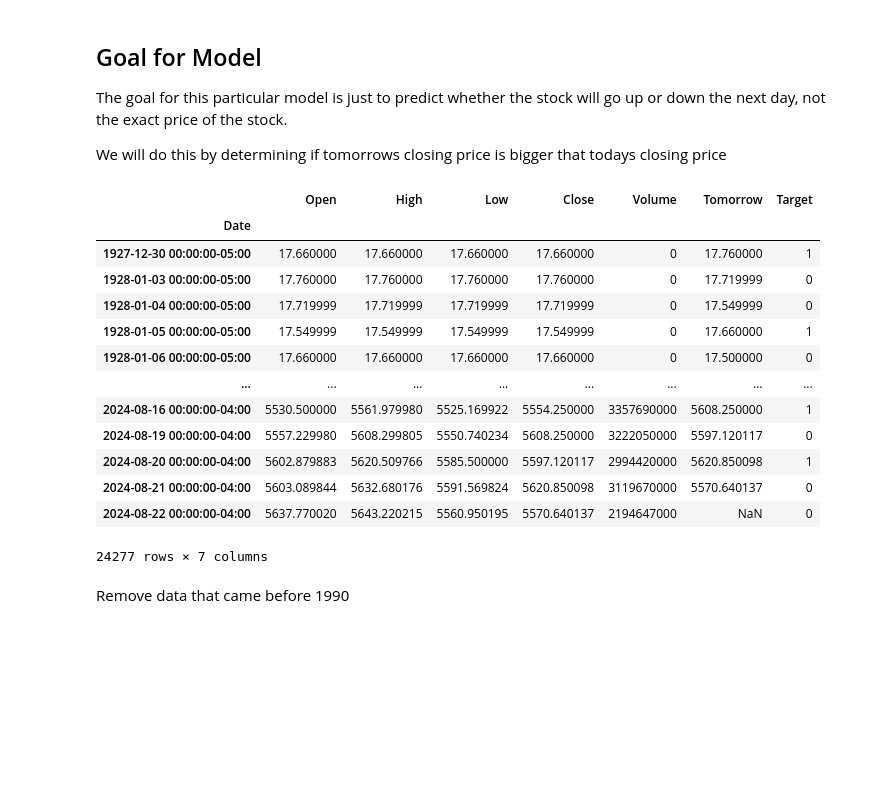
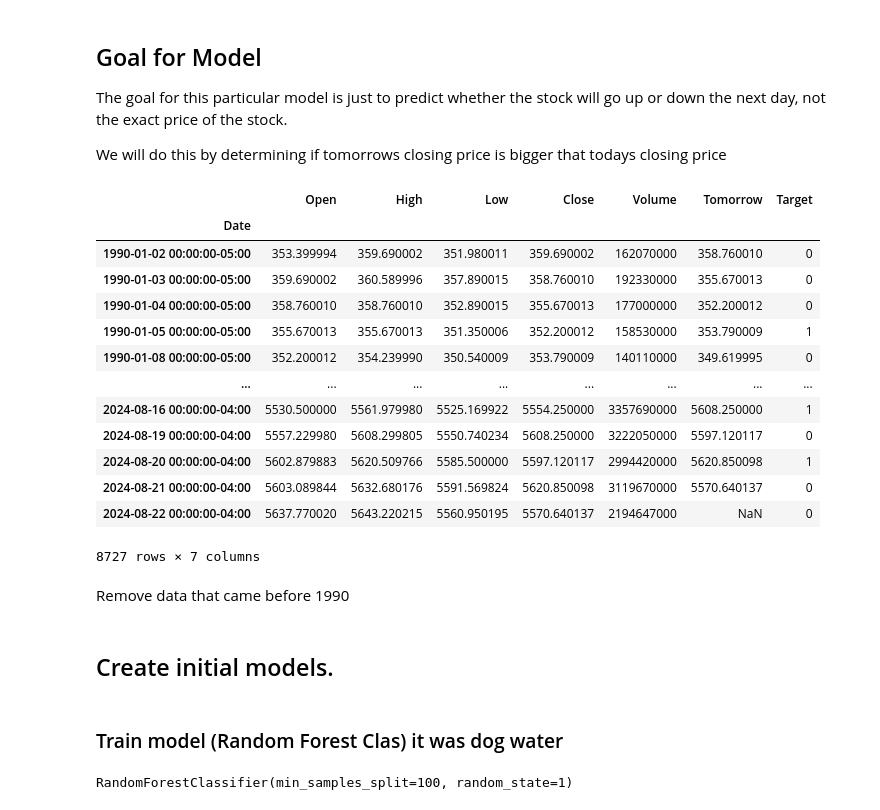
Before and after one commit to aaron-galligan/Trading_Bot_2024, a Jupyter notebook: building_and_testing.ipynb, the cells around one changed output. Drawn from its saved outputs; the diff is of its cells as text; code cells hidden in the pictures; blank space fills up the shorter version.

```diff
--- a/building_and_testing.ipynb
+++ b/building_and_testing.ipynb
@@ -39,23 +42,26 @@ The goal for this particular model is just to predict whether the stock will go
 
 We will do this by determining if tomorrows closing price is bigger that todays closing price
 # %%
-sp500_df['Tomorrow'] = sp500_df['Close'].shift(-1)
-sp500_df['Target'] = (sp500_df['Tomorrow'] > sp500_df['Close']).astype(int)
+sp500_df['Tomorrow'] = sp500_df['Close'].shift(-1) #tomorrow column is just close shifted back one
+sp500_df['Target'] = (sp500_df['Tomorrow'] > sp500_df['Close']).astype(int) #test if tomorrow bigger than close (today)
+sp500_df = sp500_df.loc['1990-01-01 00:00:00-05:00':].copy() #get rid of data before 1990
 display(sp500_df)
 # %% [output]
 |  | Open | High | Low | Close | Volume | Tomorrow | Target |
 | Date |  |  |  |  |  |  |  |
-| 1927-12-30 00:00:00-05:00 | 17.660000 | 17.660000 | 17.660000 | 17.660000 | 0 | 17.760000 | 1 |
-| 1928-01-03 00:00:00-05:00 | 17.760000 | 17.760000 | 17.760000 | 17.760000 | 0 | 17.719999 | 0 |
-| 1928-01-04 00:00:00-05:00 | 17.719999 | 17.719999 | 17.719999 | 17.719999 | 0 | 17.549999 | 0 |
-| 1928-01-05 00:00:00-05:00 | 17.549999 | 17.549999 | 17.549999 | 17.549999 | 0 | 17.660000 | 1 |
-| 1928-01-06 00:00:00-05:00 | 17.660000 | 17.660000 | 17.660000 | 17.660000 | 0 | 17.500000 | 0 |
+| 1990-01-02 00:00:00-05:00 | 353.399994 | 359.690002 | 351.980011 | 359.690002 | 162070000 | 358.760010 | 0 |
+| 1990-01-03 00:00:00-05:00 | 359.690002 | 360.589996 | 357.890015 | 358.760010 | 192330000 | 355.670013 | 0 |
+| 1990-01-04 00:00:00-05:00 | 358.760010 | 358.760010 | 352.890015 | 355.670013 | 177000000 | 352.200012 | 0 |
+| 1990-01-05 00:00:00-05:00 | 355.670013 | 355.670013 | 351.350006 | 352.200012 | 158530000 | 353.790009 | 1 |
+| 1990-01-08 00:00:00-05:00 | 352.200012 | 354.239990 | 350.540009 | 353.790009 | 140110000 | 349.619995 | 0 |
 | ... | ... | ... | ... | ... | ... | ... | ... |
 | 2024-08-16 00:00:00-04:00 | 5530.500000 | 5561.979980 | 5525.169922 | 5554.250000 | 3357690000 | 5608.250000 | 1 |
 | 2024-08-19 00:00:00-04:00 | 5557.229980 | 5608.299805 | 5550.740234 | 5608.250000 | 3222050000 | 5597.120117 | 0 |
 | 2024-08-20 00:00:00-04:00 | 5602.879883 | 5620.509766 | 5585.500000 | 5597.120117 | 2994420000 | 5620.850098 | 1 |
 | 2024-08-21 00:00:00-04:00 | 5603.089844 | 5632.680176 | 5591.569824 | 5620.850098 | 3119670000 | 5570.640137 | 0 |
 | 2024-08-22 00:00:00-04:00 | 5637.770020 | 5643.220215 | 5560.950195 | 5570.640137 | 2194647000 | NaN | 0 |
-24277 rows × 7 columns
+8727 rows × 7 columns
 # %% [markdown]
 Remove data that came before 1990
+# %% [markdown]
+## Create initial models.
@@ -61,0 +71,12 @@ Remove data that came before 1990
+# %% [markdown]
+### Train model (Random Forest Clas) it was dog water
+# %%
+model = RandomForestClassifier(n_estimators=100, min_samples_split=100, random_state=1)
+
+train = sp500_df.iloc[:-100]
+test = sp500_df.iloc[-100:]
+
+predictors = ['Close', 'Open', 'High', 'Low', 'Volume']
+model.fit(train[predictors], train['Target'])
+# %% [output]
+RandomForestClassifier(min_samples_split=100, random_state=1)
```
Also changed, not shown: parts of 11 cells of this notebook.
